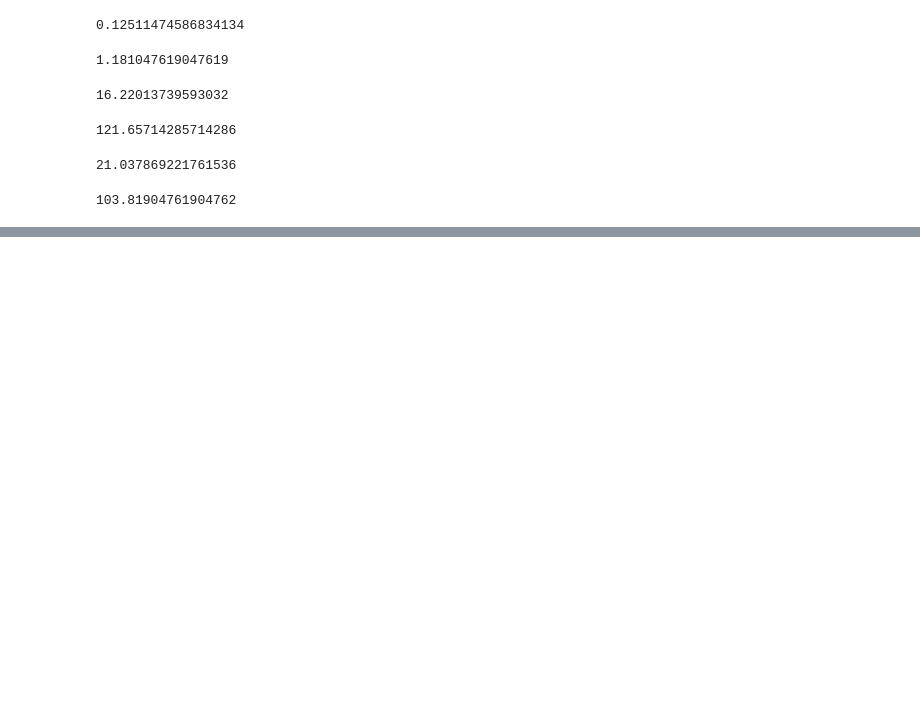
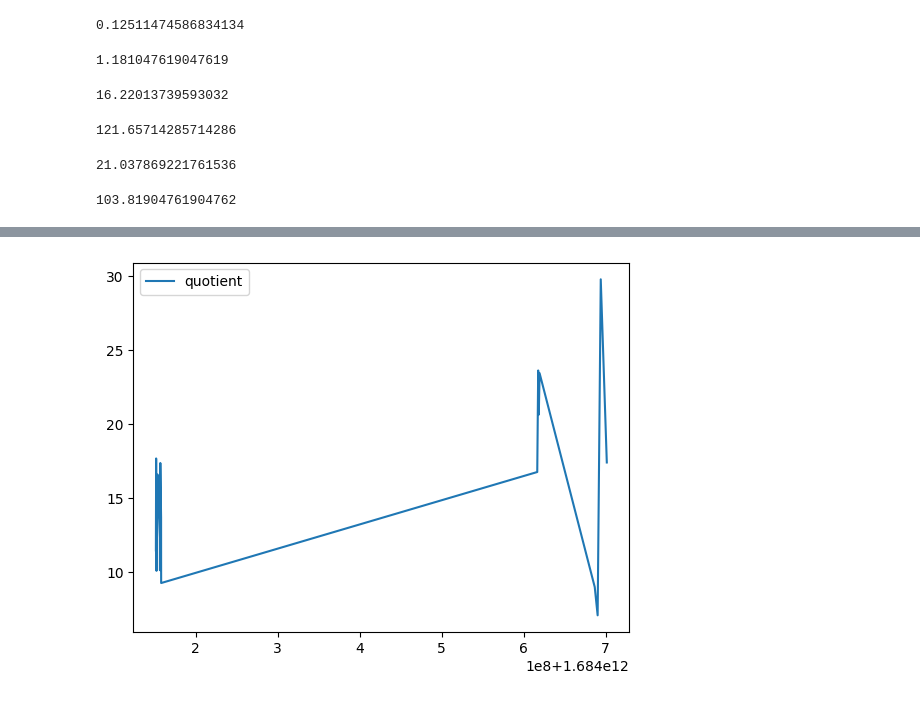
Before and after one commit to la3lma/rmatch, a Jupyter notebook: benchmarks.ipynb, the cells around one changed output, grey strips where cells are left out. Saved outputs shown, nothing was run; the diff lists cells and outputs as text; code cells hidden in the pictures; blank space fills up the shorter version.

```diff
--- a/benchmarks.ipynb
+++ b/benchmarks.ipynb
@@ -77,0 +80,2 @@ df[" regexMillis"].mean()
+# %%
+largeCorpusDf = pd.read_csv('./rmatch-tester/logs/large-corpus-log.csv')
@@ -77,0 +95,4 @@ df[" regexMillis"].mean()
+# %%
+largeCorpusDf["regexPerMilli1"] = largeCorpusDf["noOfRegexps"] /   largeCorpusDf["durationInMillis1"]
+largeCorpusDf["regexPerMilli2"] = largeCorpusDf["noOfRegexps"] /   largeCorpusDf["durationInMillis2"]
+largeCorpusDf["regex2to1ratio"] = largeCorpusDf["regexPerMilli2"] /   largeCorpusDf["regexPerMilli1"]
@@ -77,0 +119,6 @@ df[" regexMillis"].mean()
+# %%
+plt.plot(largeCorpusDf["timestamp"], largeCorpusDf["regex2to1ratio"], label="quotient")
+plt.legend()
+plt.show()
+# %% [output]
+[figure, added]
```
Also changed, not shown: parts of 6 cells of this notebook, 2 other files.
